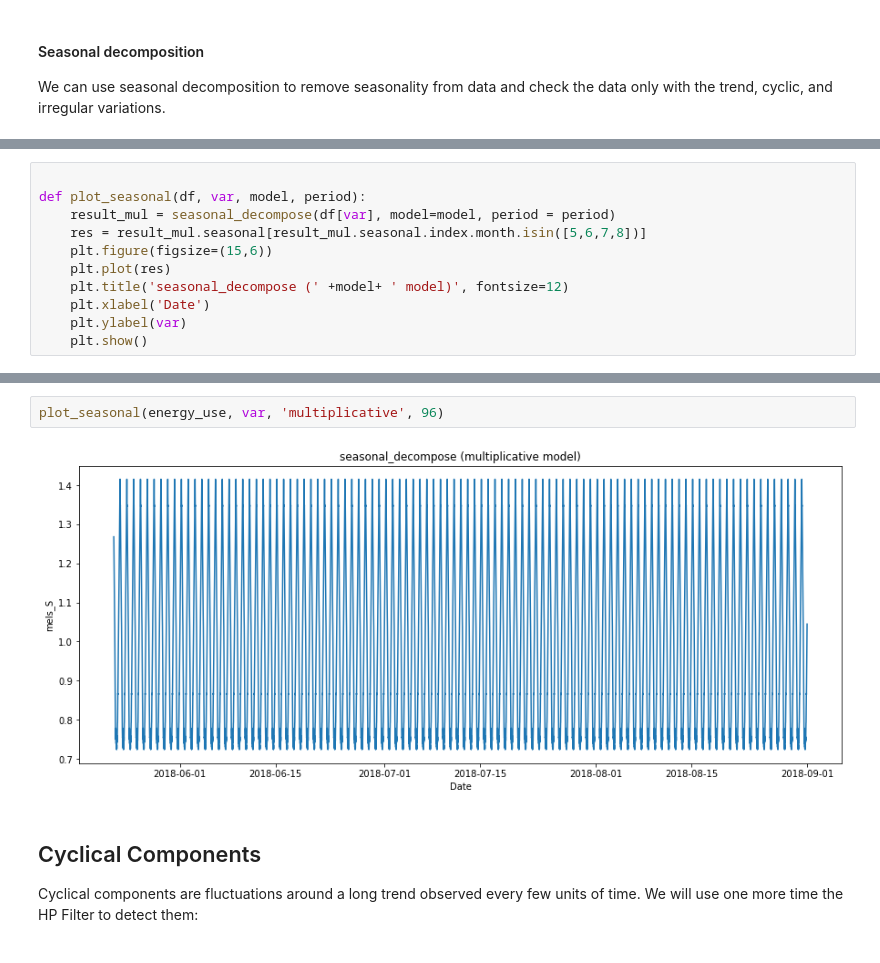
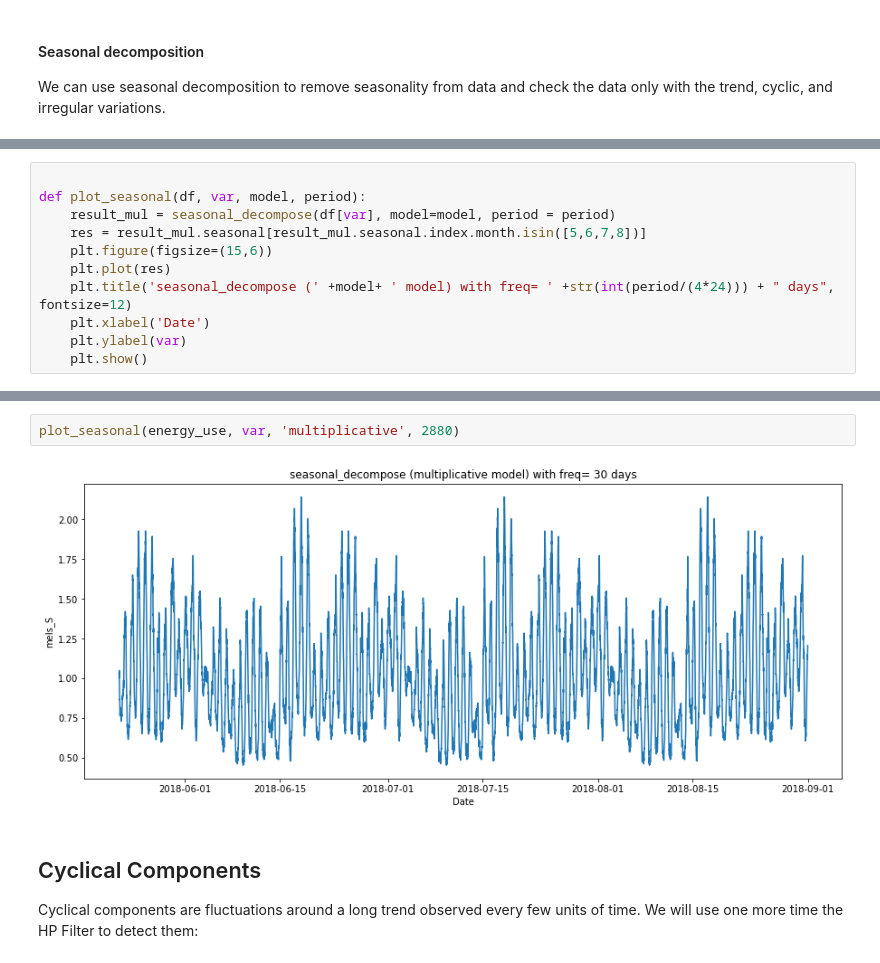
Before and after one commit to maaguado/time-series-building59, a Jupyter notebook: time_series_components.ipynb, the cells around one changed output, grey strips where cells are left out. Cells and saved outputs as stored; diff of their text form.

```diff
--- a/time_series_components.ipynb
+++ b/time_series_components.ipynb
@@ -253,7 +263,7 @@ def plot_seasonal(df, var, model, period):
     res = result_mul.seasonal[result_mul.seasonal.index.month.isin([5,6,7,8])]
     plt.figure(figsize=(15,6))
     plt.plot(res)
-    plt.title('seasonal_decompose (' +model+ ' model)', fontsize=12)
+    plt.title('seasonal_decompose (' +model+ ' model) with freq= ' +str(int(period/(4*24))) + " days", fontsize=12)
     plt.xlabel('Date')
     plt.ylabel(var)
     plt.show()
@@ -264,7 +278,7 @@ plot_seasonal(energy_use, var, 'add', 96)
 # %%
-plot_seasonal(energy_use, var, 'multiplicative', 96)
+plot_seasonal(energy_use, var, 'multiplicative', 2880)
 # %% [output]
-[figure, old version]
+[figure, new version]
 # %% [markdown]
 ## Cyclical Components
 Cyclical components are fluctuations around a long trend observed every few units of time. We will use one more time the HP Filter to detect them:
```
Also changed, not shown: parts of 39 cells of this notebook.
